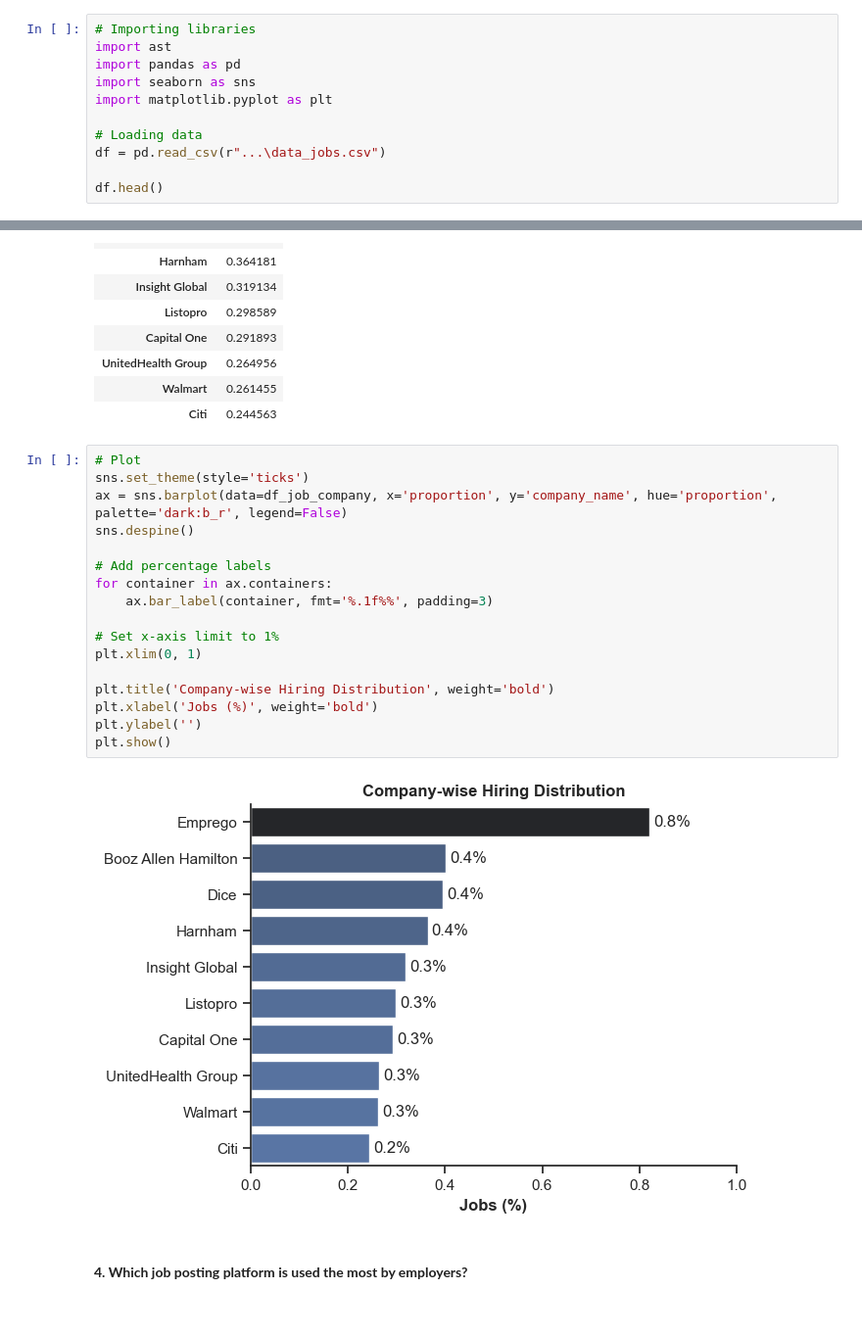
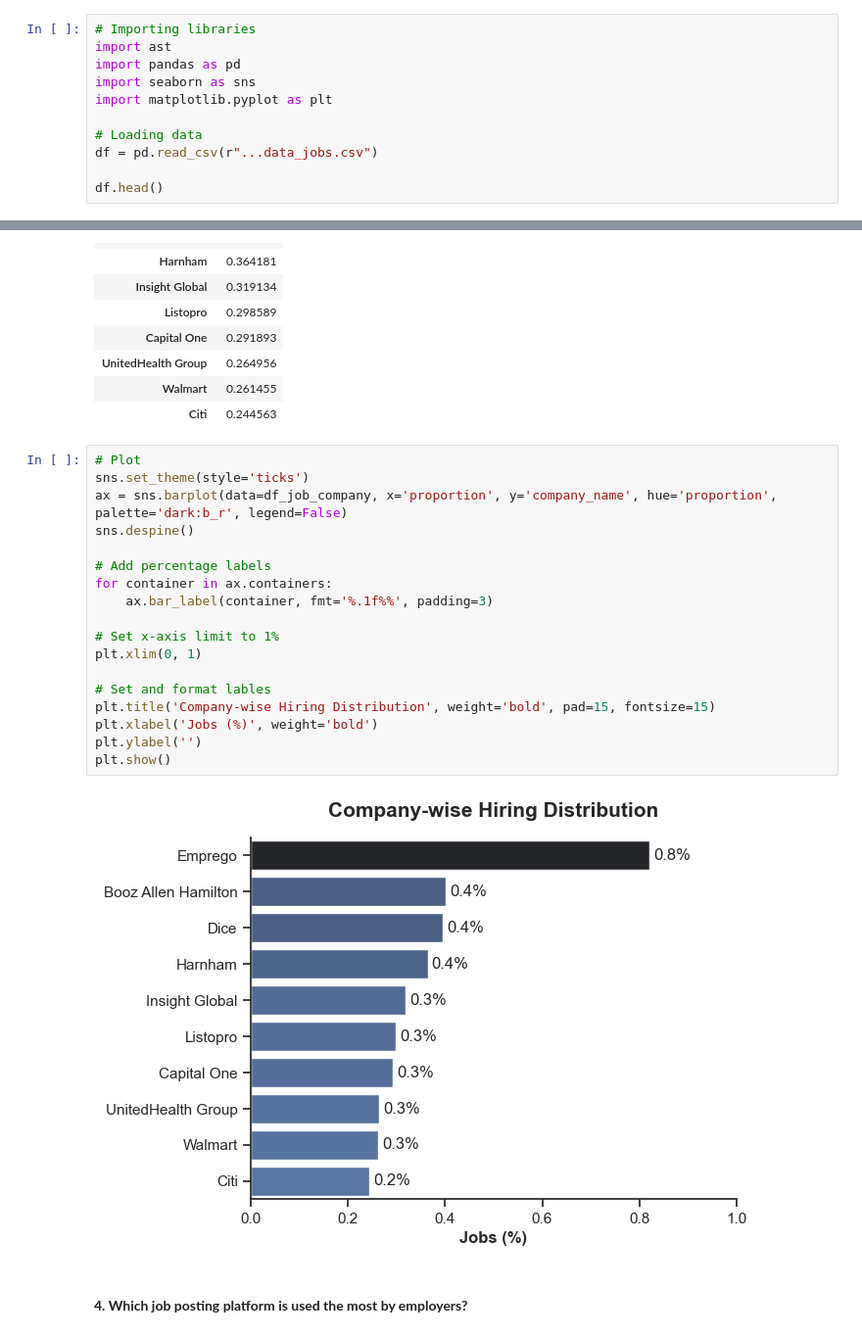
Before and after one commit to kierncb/Python_Data_Job_EDA, a Jupyter notebook: Exploratory_Data_Analysis.ipynb, the cells around one changed output, grey strips where cells are left out. Shown at 98% size. Drawn from its saved outputs; the diff is of its cells as text.

```diff
--- a/Exploratory_Data_Analysis.ipynb
+++ b/Exploratory_Data_Analysis.ipynb
@@ -8,7 +8,7 @@ import seaborn as sns
 import matplotlib.pyplot as plt
 
 # Loading data
-df = pd.read_csv(r"...\data_jobs.csv")
+df = pd.read_csv(r"...data_jobs.csv")
 
 df.head()
 # %% [output]
@@ -203,22 +205,23 @@ df_job_company
 # %%
 # Plot
 sns.set_theme(style='ticks')
 ax = sns.barplot(data=df_job_company, x='proportion', y='company_name', hue='proportion', palette='dark:b_r', legend=False)
 sns.despine()
 
 # Add percentage labels
 for container in ax.containers:
     ax.bar_label(container, fmt='%.1f%%', padding=3)
 
 # Set x-axis limit to 1%
 plt.xlim(0, 1)
 
-plt.title('Company-wise Hiring Distribution', weight='bold')
+# Set and format lables
+plt.title('Company-wise Hiring Distribution', weight='bold', pad=15, fontsize=15)
 plt.xlabel('Jobs (%)', weight='bold')
 plt.ylabel('')
 plt.show()
 # %% [output]
-[figure, old version]
+[figure, new version]
 # %% [markdown]
 #### **4. Which job posting platform is used the most by employers?**
 # %%
```
Also changed, not shown: parts of 5 cells of this notebook, 15 other files.
